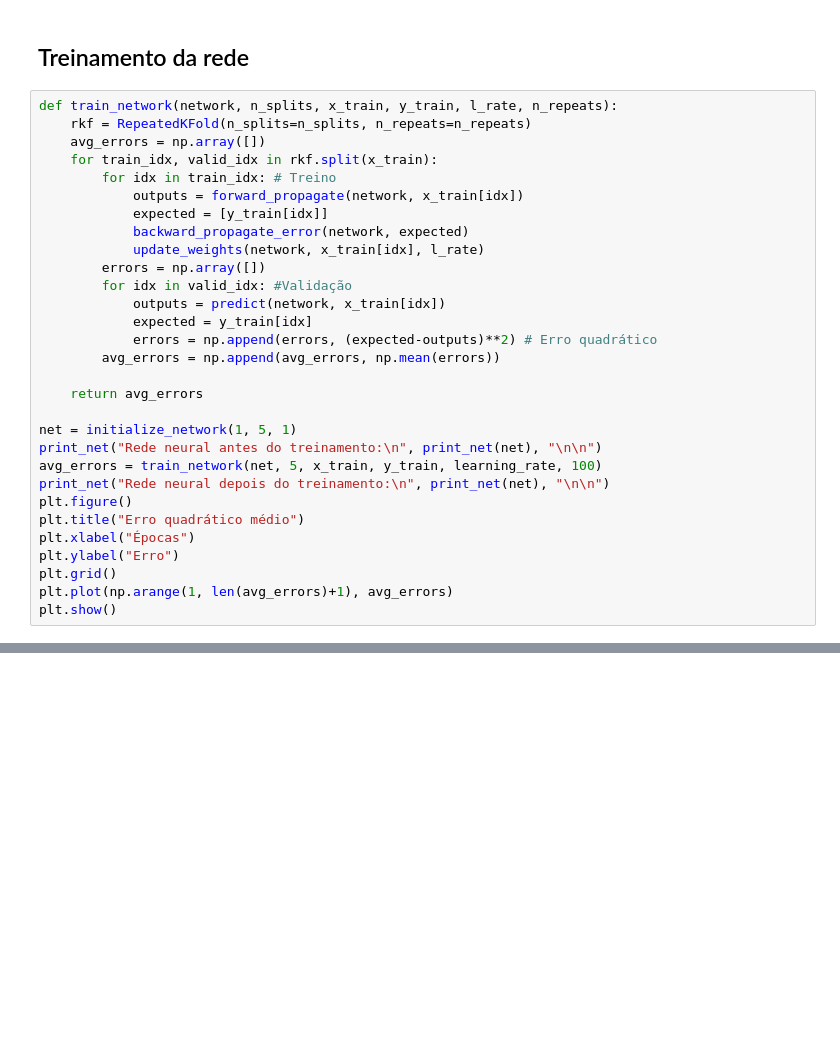
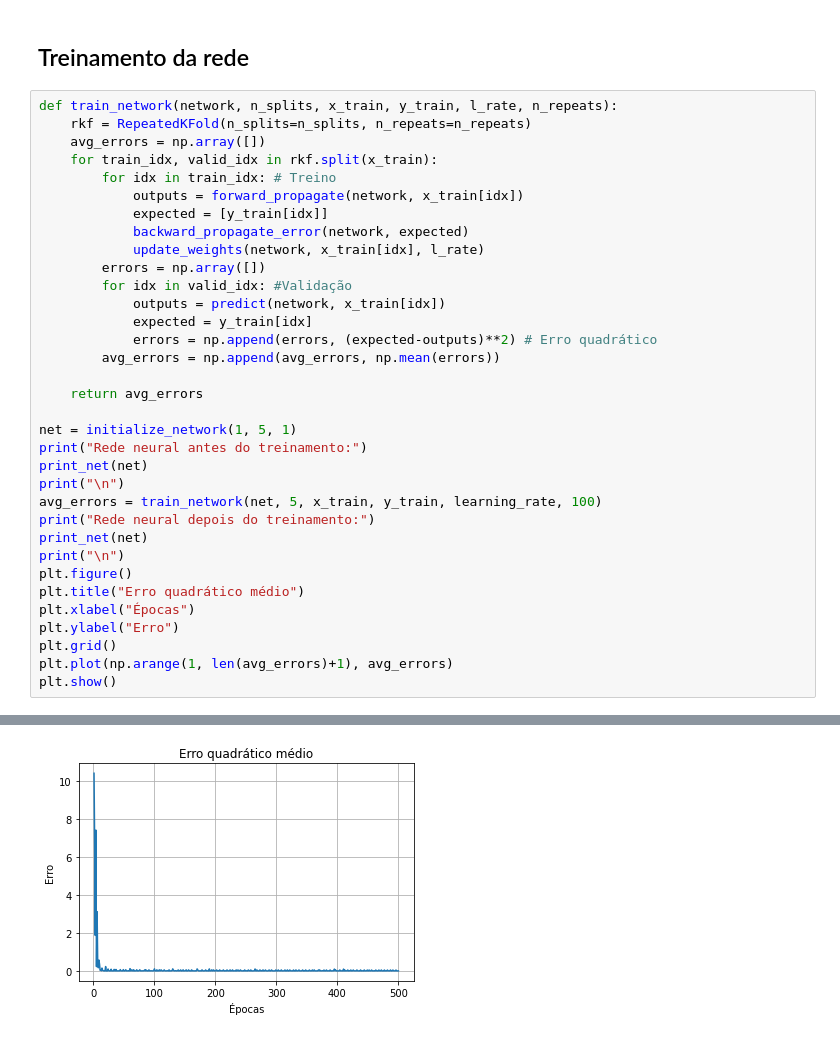
Before and after one commit to cleversonahum/nn_backpropagation, a Jupyter notebook: nn_backpropagation.ipynb, the cells around one changed output, grey strips where cells are left out. Cells and saved outputs as stored; diff of their text form; blank space fills up the shorter version.

```diff
--- a/nn_backpropagation.ipynb
+++ b/nn_backpropagation.ipynb
@@ -190,9 +227,13 @@ def train_network(network, n_splits, x_train, y_train, l_rate, n_repeats):
 	return avg_errors
 
 net = initialize_network(1, 5, 1)
-print_net("Rede neural antes do treinamento:\n", print_net(net), "\n\n")
+print("Rede neural antes do treinamento:")
+print_net(net)
+print("\n")
 avg_errors = train_network(net, 5, x_train, y_train, learning_rate, 100)
-print_net("Rede neural depois do treinamento:\n", print_net(net), "\n\n")
+print("Rede neural depois do treinamento:")
+print_net(net)
+print("\n")
 plt.figure()
 plt.title("Erro quadrático médio")
 plt.xlabel("Épocas")
@@ -200,3 +241,4 @@ plt.ylabel("Erro")
 plt.grid()
 plt.plot(np.arange(1, len(avg_errors)+1), avg_errors)
 plt.show()
+# %% [output]
@@ -203,3 +265,4 @@ plt.show()
+[figure, added]
 # %%
 def test_network(network, x_test, y_test):
 	errors = np.array([])
```
Also changed, not shown: parts of 13 cells of this notebook.
